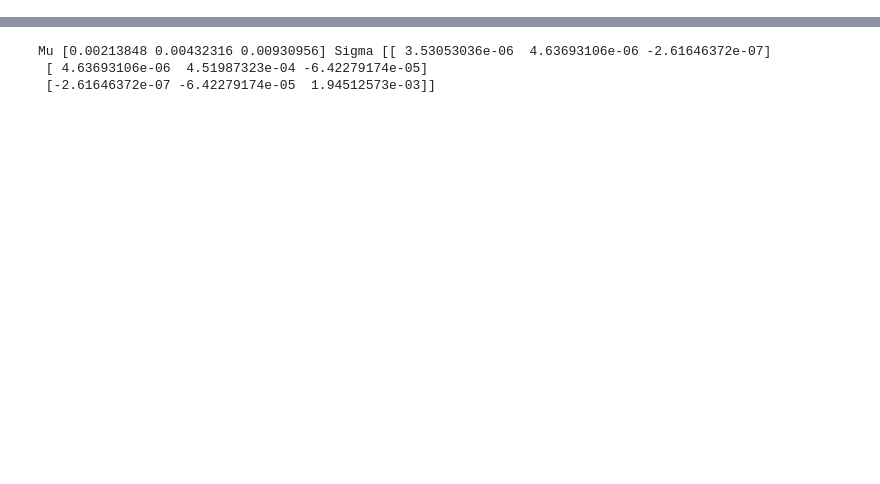
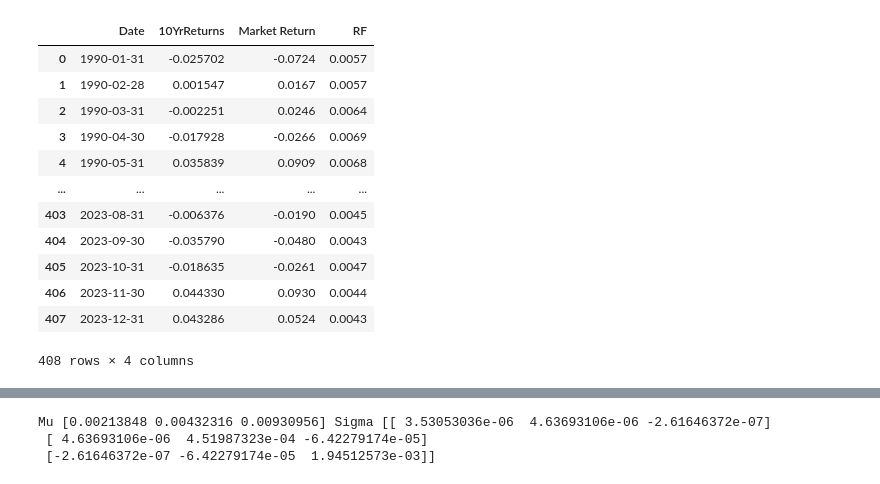
Before and after one commit to andreas-eklundh/Asset_allocation, a Jupyter notebook: Task_1.ipynb, the cells around one changed output, grey strips where cells are left out. Cells and saved outputs as stored; diff of their text form; code cells hidden in the pictures; blank space fills up the shorter version.

```diff
--- a/Task_1.ipynb
+++ b/Task_1.ipynb
@@ -19,7 +19,22 @@ stock["Market Return"] = stock["Market Return"] /100
 # %%
 data = pd.merge(bond,stock, how='left', on = "Date")
 RF = pd.read_csv("Data_clean/FF_cleaned.csv")
 data = pd.merge(data.copy(),RF, 'left',on = "Date" )
 data["RF"] = data["RF"] /100 # assumed this must hold
 
 data = data.drop(columns = ["Mkt-RF", "SMB", "HML"])
+data
+# %% [output]
+|  | Date | 10YrReturns | Market Return | RF |
+| 0 | 1990-01-31 | -0.025702 | -0.0724 | 0.0057 |
+| 1 | 1990-02-28 | 0.001547 | 0.0167 | 0.0057 |
+| 2 | 1990-03-31 | -0.002251 | 0.0246 | 0.0064 |
+| 3 | 1990-04-30 | -0.017928 | -0.0266 | 0.0069 |
+| 4 | 1990-05-31 | 0.035839 | 0.0909 | 0.0068 |
+| ... | ... | ... | ... | ... |
+| 403 | 2023-08-31 | -0.006376 | -0.0190 | 0.0045 |
+| 404 | 2023-09-30 | -0.035790 | -0.0480 | 0.0043 |
+| 405 | 2023-10-31 | -0.018635 | -0.0261 | 0.0047 |
+| 406 | 2023-11-30 | 0.044330 | 0.0930 | 0.0044 |
+| 407 | 2023-12-31 | 0.043286 | 0.0524 | 0.0043 |
+408 rows × 4 columns
```
Also changed, not shown: parts of 24 cells of this notebook, 3 other files.
